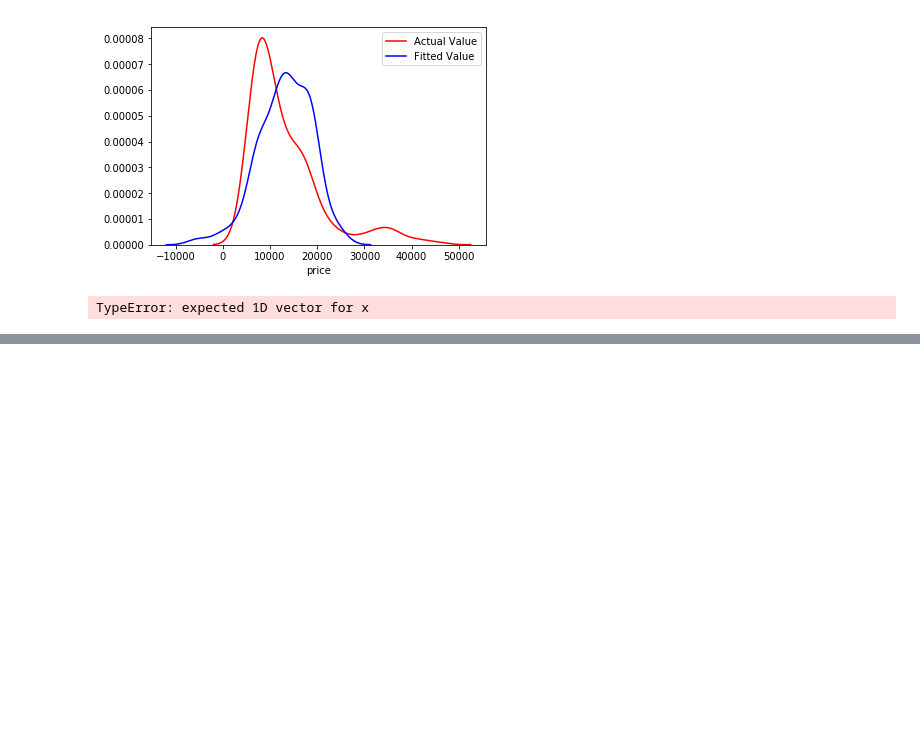
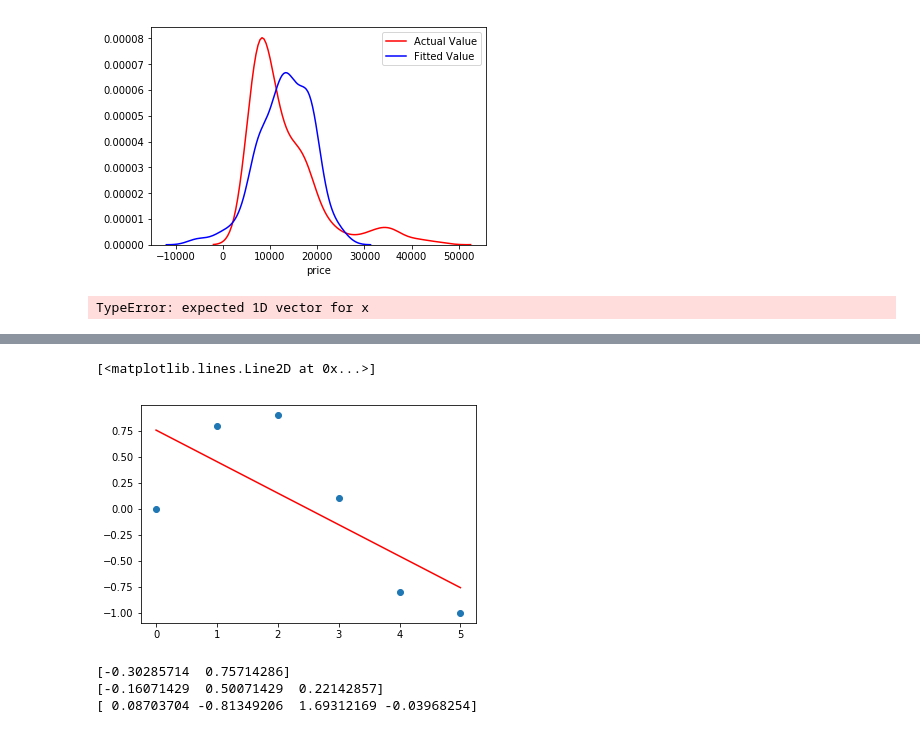
Before and after one commit to mansoorahs/Python_Practice, a Jupyter notebook: Exploratory Data Analysis.ipynb, the cells around one changed output, grey strips where cells are left out. Cells and saved outputs as stored; diff of their text form; code cells hidden in the pictures; blank space fills up the shorter version.

```diff
--- a/Exploratory Data Analysis.ipynb
+++ b/Exploratory Data Analysis.ipynb
@@ -504,0 +513,17 @@ p1 = polyfit(x,y,1)
+# %%
+plot(x,y,'o')
+plot(x,polyval(p1,x),'r-')
+# %% [output]
+[<matplotlib.lines.Line2D at 0x...>]
+[figure, added]
+# %%
+p2 = polyfit(x,y,2)
+p3 = polyfit(x,y,3)
+
+print (p1)
+print (p2)
+print (p3)
+# %% [output]
+[-0.30285714  0.75714286]
+[-0.16071429  0.50071429  0.22142857]
+[ 0.08703704 -0.81349206  1.69312169 -0.03968254]
```
Also changed, not shown: parts of 6 cells of this notebook.
